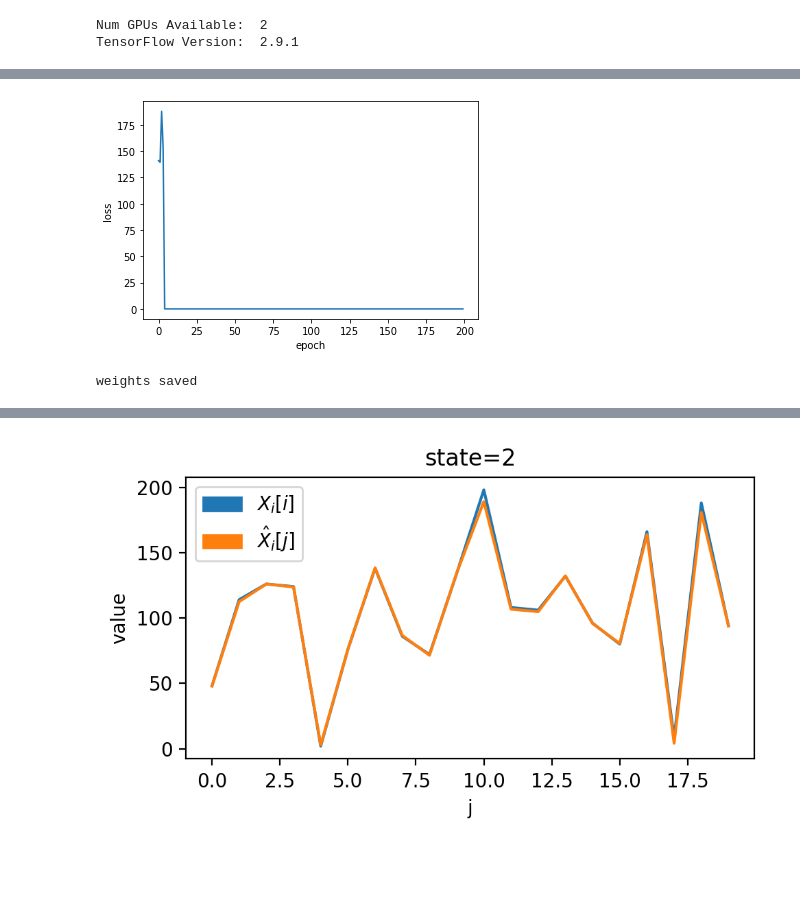
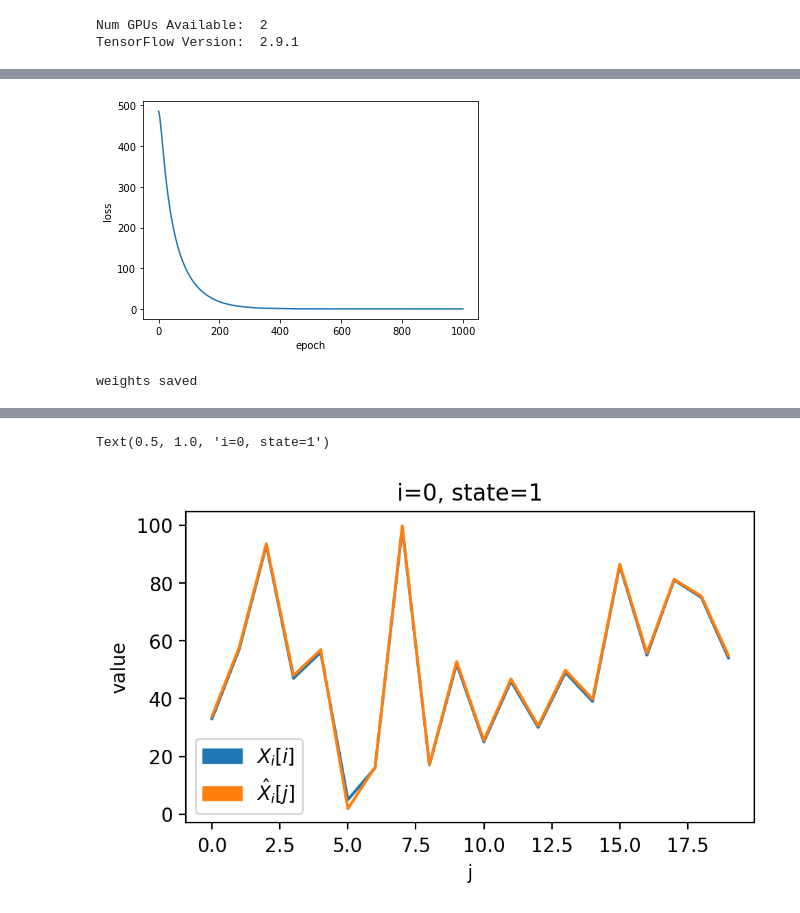
Before and after one commit to Sr-11/SymAE, a Jupyter notebook: rank1/main.ipynb, the cells around one changed output, grey strips where cells are left out. Cells and saved outputs as stored; diff of their text form; code cells hidden in the pictures; blank space fills up the shorter version.

```diff
--- a/rank1/main.ipynb
+++ b/rank1/main.ipynb
@@ -49,15 +39,20 @@ for i in range(nx):
+# %%
+data = generate(states,nuisances,nx,nt)
+X = data.X
+X_states = data.X_states
+X_nuisances = data.X_nuisances
 # %%
 # Initialize SymAE
 model = SymAE(nx,nt,p,q,dropout_rate)
-#model.load_weights('./checkpoints/'+datetime.now().strftime("%B%d"))
+model.load_weights('./checkpoints/'+datetime.now().strftime("%B%d"))
 #model.load_weights('./checkpoints/'+'June16')
-#clear_output()
+clear_output()
 # %%
-Adam = tf.keras.optimizers.Adam(learning_rate=0.0001,beta_1=0.9,beta_2=0.999,epsilon=1e-07)
+Adam = tf.keras.optimizers.Adam(learning_rate=0.001,beta_1=0.9,beta_2=0.999,epsilon=1e-07)
 model.compile(loss='mse',optimizer=Adam)
 # %%
 # Train the NeuralNet
-M=200
+M=1000
 epochs=range(M)
 losses=[0.0]*M
 class CustomCallback(tf.keras.callbacks.Callback):
@@ -75,7 +69,7 @@ plt.xlabel('epoch')
 plt.ylabel('loss')
 plt.show()
 # %% [output]
-[figure, old version]
+[figure, new version]
 # %%
 # Save weights
 model.save_weights('./checkpoints/'+datetime.now().strftime("%B%d"))
@@ -84,18 +78,8 @@ print("weights saved")
 weights saved
 # %%
 # Plot the result
-Y=model.predict(X)
-i=0
-plt.figure(figsize=(5,3),dpi=200)
-plt.plot(range(nt),X[i,:,0])
-plt.plot(range(nt),Y[i,:,0])
-plt.title('state=%d'%(X_states[i]))
-blue_patch = mpatches.Patch(color='C0', label='$X_i[i]$')
-orange_patch = mpatches.Patch(color='C1', label='$\hat{X}_i[j]$')
-plt.legend(handles=[blue_patch,orange_patch])
-plt.xlabel('j')
-plt.ylabel('value')
-fig=plt.gcf()
-plt.tight_layout()
-plt.show()
+Y = model.predict(X)
+i = 0
+fig = plot_training(X,Y,i)
+plt.title('i=%d, state=%d'%(0,X_states[0]))
 # %% [output]
@@ -103,4 +87,5 @@ plt.show()
+Text(0.5, 1.0, 'i=0, state=1')
-[figure, old version]
+[figure, new version]
 # %%
 # Save plot
 plot_save(fig,ID=-1)
```
Also changed, not shown: parts of 12 cells of this notebook, 42 other files.
